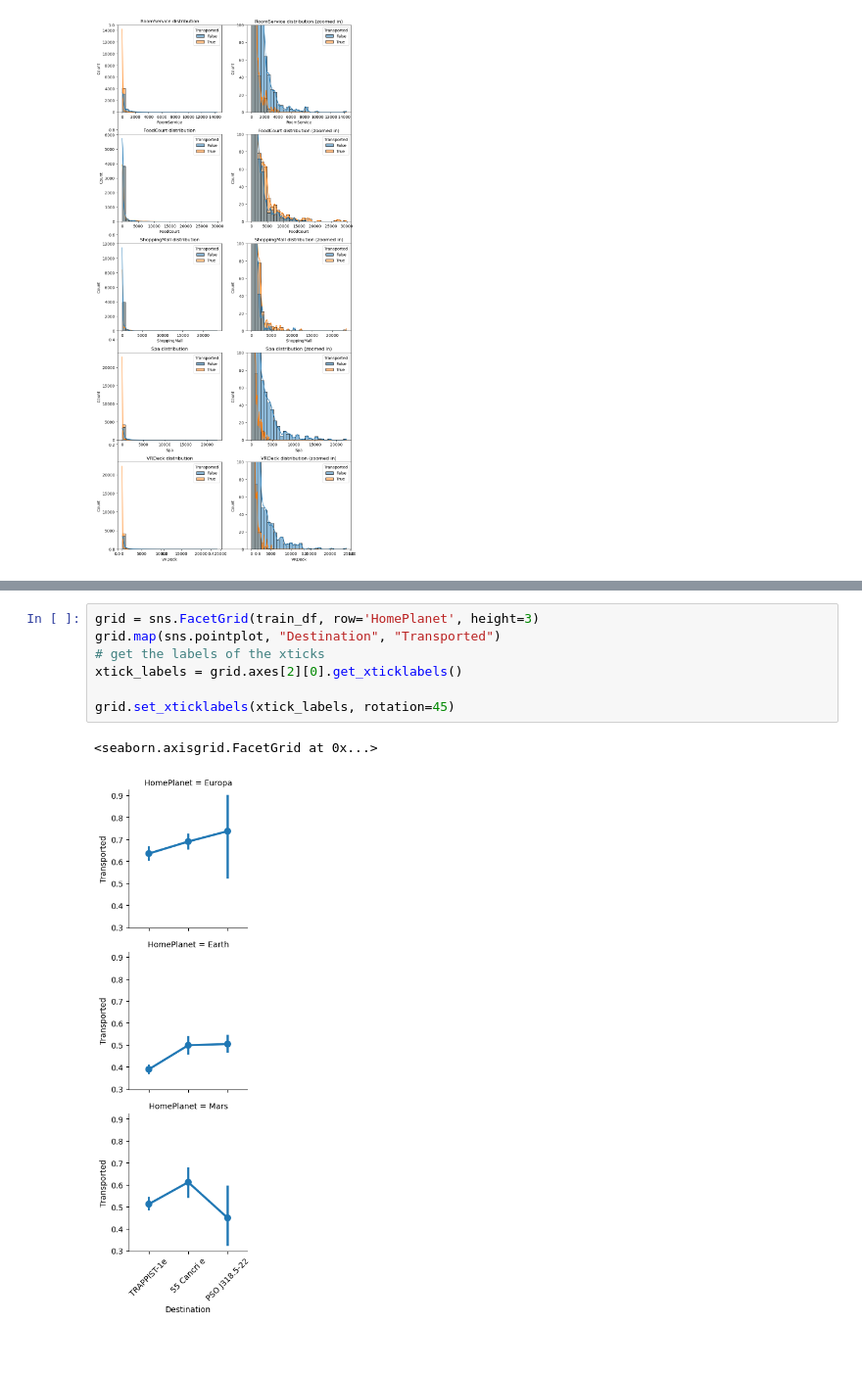
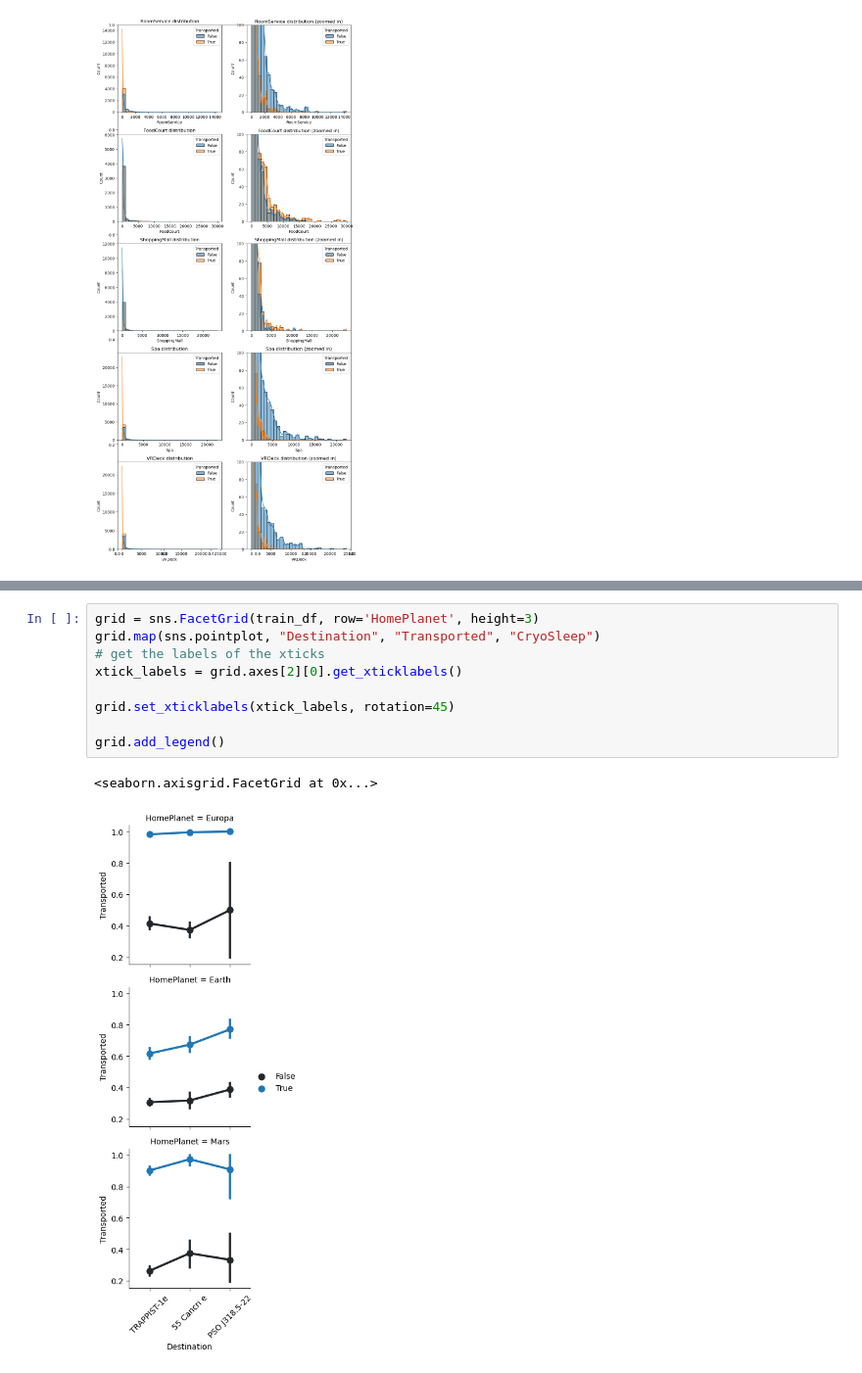
Before and after one commit to luukvanroessel/ML, a Jupyter notebook: practice/spaceship_titanic/spaceship_titanic_example.ipynb, the cells around one changed output, grey strips where cells are left out. Shown at 98% size. Cells and saved outputs as stored; diff of their text form; blank space fills up the shorter version.

```diff
--- a/practice/spaceship_titanic/spaceship_titanic_example.ipynb
+++ b/practice/spaceship_titanic/spaceship_titanic_example.ipynb
@@ -185,10 +258,12 @@ plt.show()
 # %%
 grid = sns.FacetGrid(train_df, row='HomePlanet', height=3)
-grid.map(sns.pointplot, "Destination", "Transported")
+grid.map(sns.pointplot, "Destination", "Transported", "CryoSleep")
 # get the labels of the xticks
 xtick_labels = grid.axes[2][0].get_xticklabels()
 
 grid.set_xticklabels(xtick_labels, rotation=45)
+
+grid.add_legend()
 # %% [output]
 <seaborn.axisgrid.FacetGrid at 0x...>
-[figure, old version]
+[figure, new version]
```
Also changed, not shown: parts of 14 cells of this notebook.
